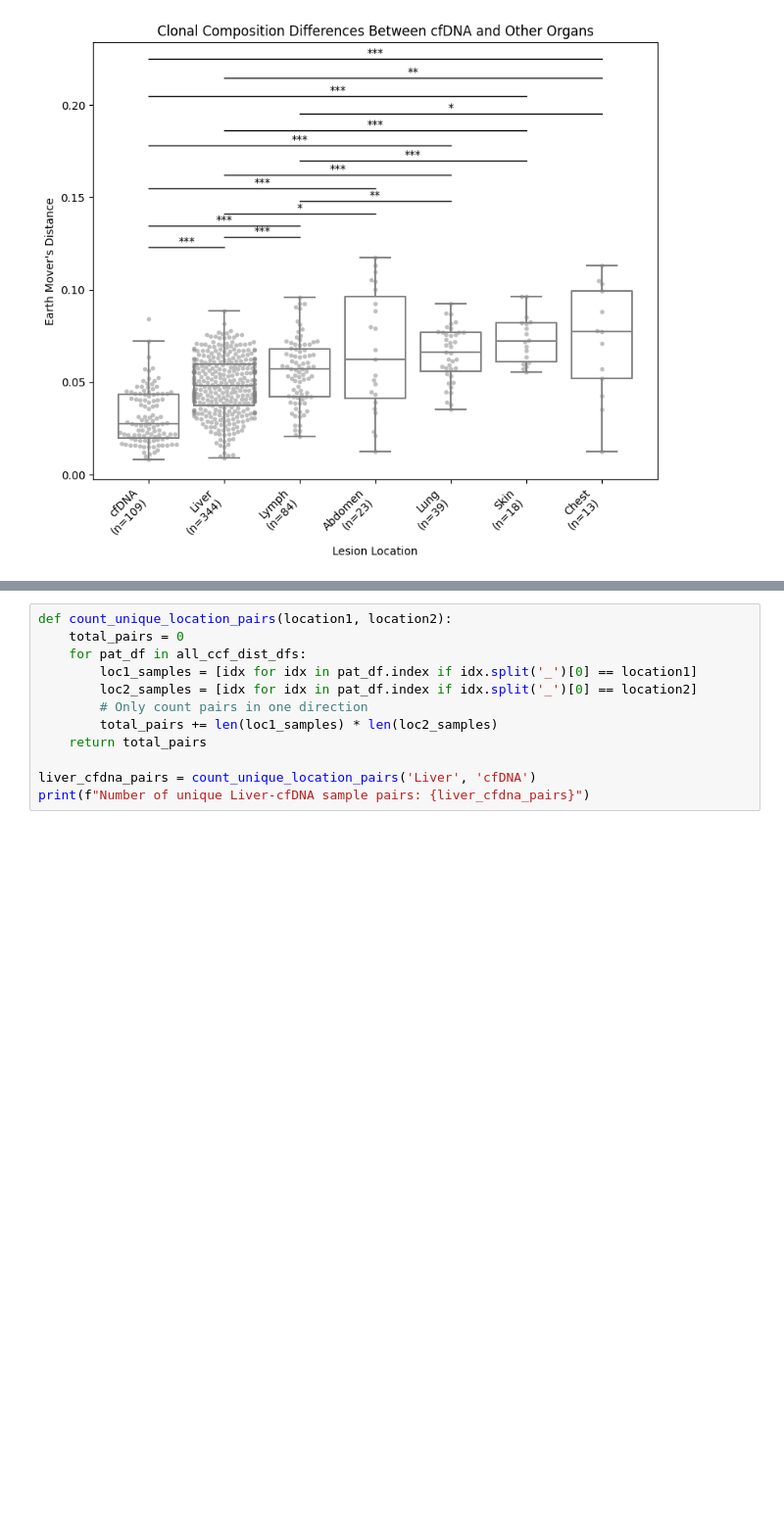
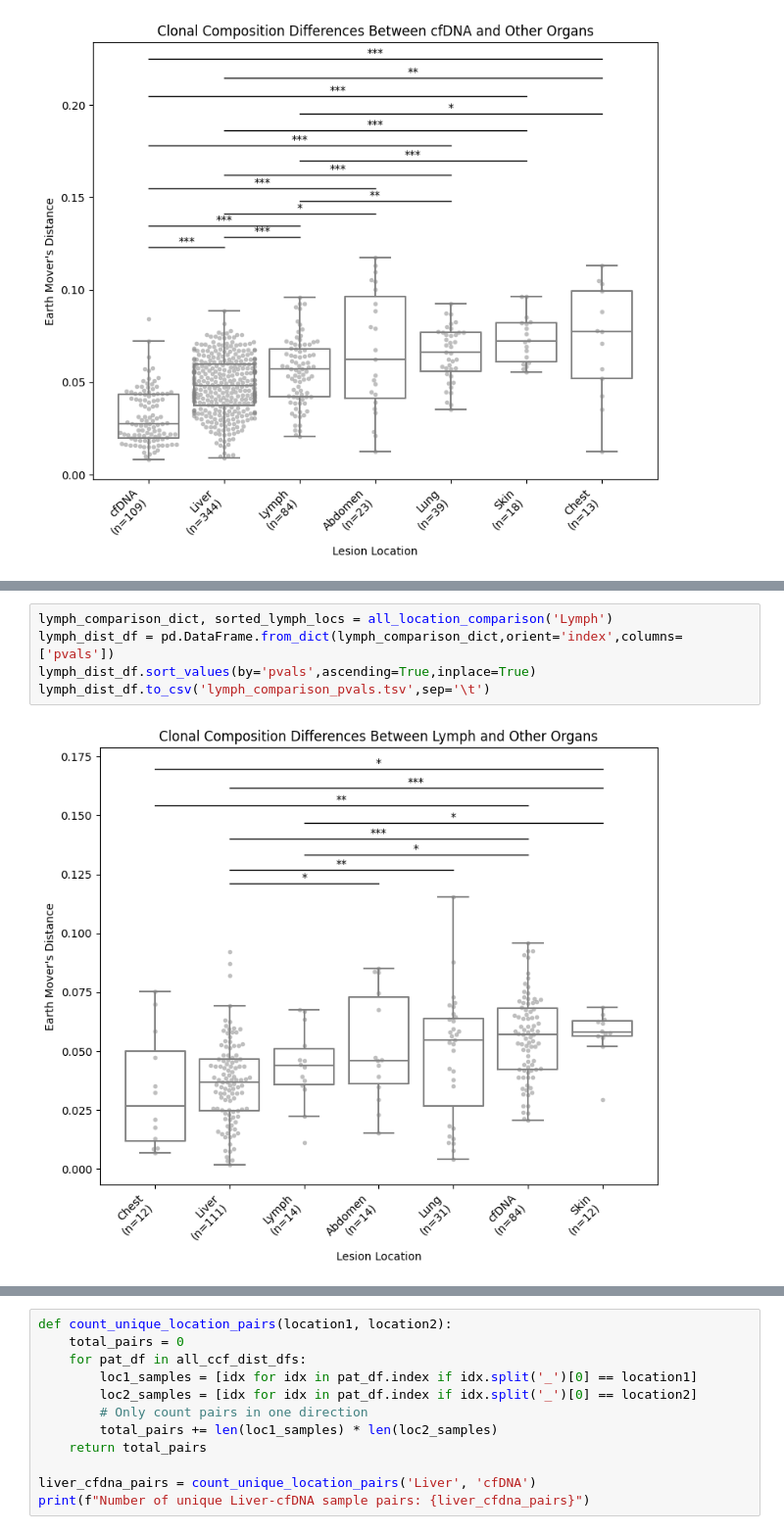
Before and after one commit to getzlab/Rapid_Autopsy_Convergent_Evolution, a Jupyter notebook: Extended Data Figure 2/ExtendedData_Lesion_Location_Analysis.ipynb, the cells around one changed output, grey strips where cells are left out. Shown: that part at 98% size. Cells and saved outputs as stored; diff of their text form; blank space fills up the shorter version.

```diff
--- a/Extended Data Figure 2/ExtendedData_Lesion_Location_Analysis.ipynb
+++ b/Extended Data Figure 2/ExtendedData_Lesion_Location_Analysis.ipynb
@@ -650,0 +680,7 @@ cfDNA_comparison_dict, sorted_cfDNA_locs = all_location_comparison('cfDNA')
+# %%
+lymph_comparison_dict, sorted_lymph_locs = all_location_comparison('Lymph')
+lymph_dist_df = pd.DataFrame.from_dict(lymph_comparison_dict,orient='index',columns=['pvals'])
+lymph_dist_df.sort_values(by='pvals',ascending=True,inplace=True)
+lymph_dist_df.to_csv('lymph_comparison_pvals.tsv',sep='\t')
+# %% [output]
+[figure, added]
```
Also changed, not shown: parts of 7 cells of this notebook, 7 other files.
